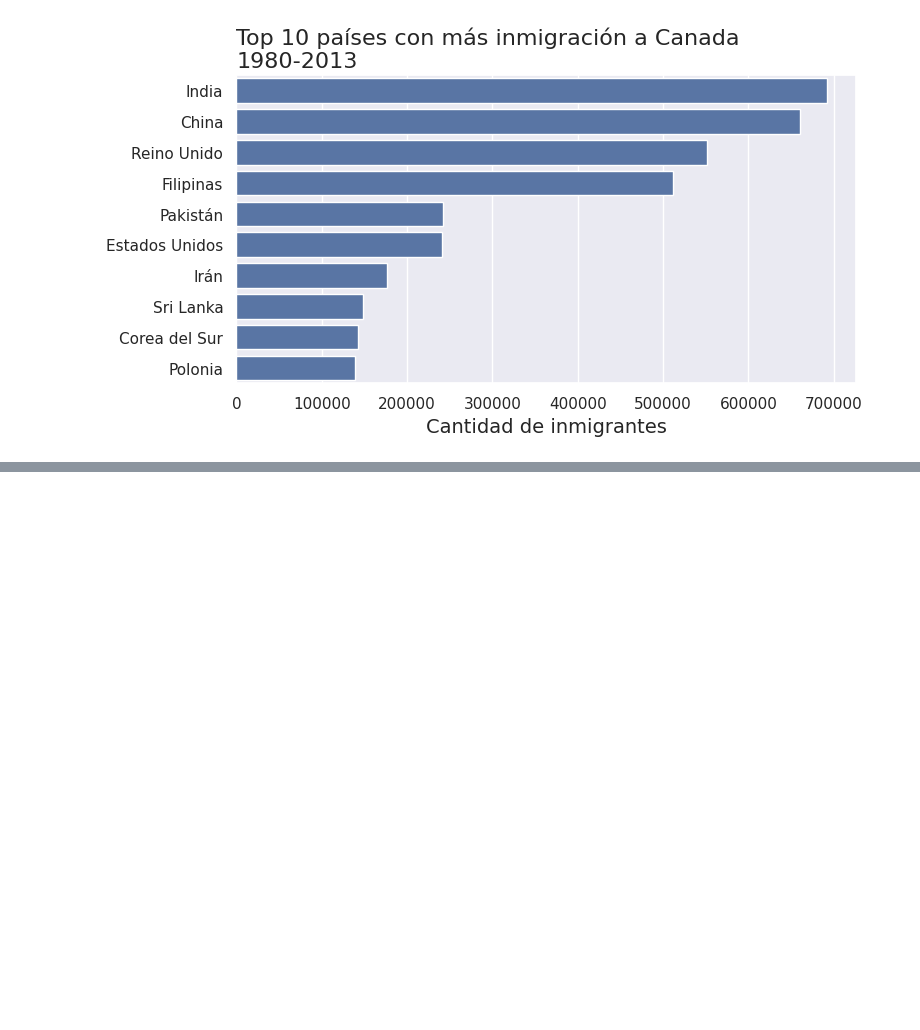
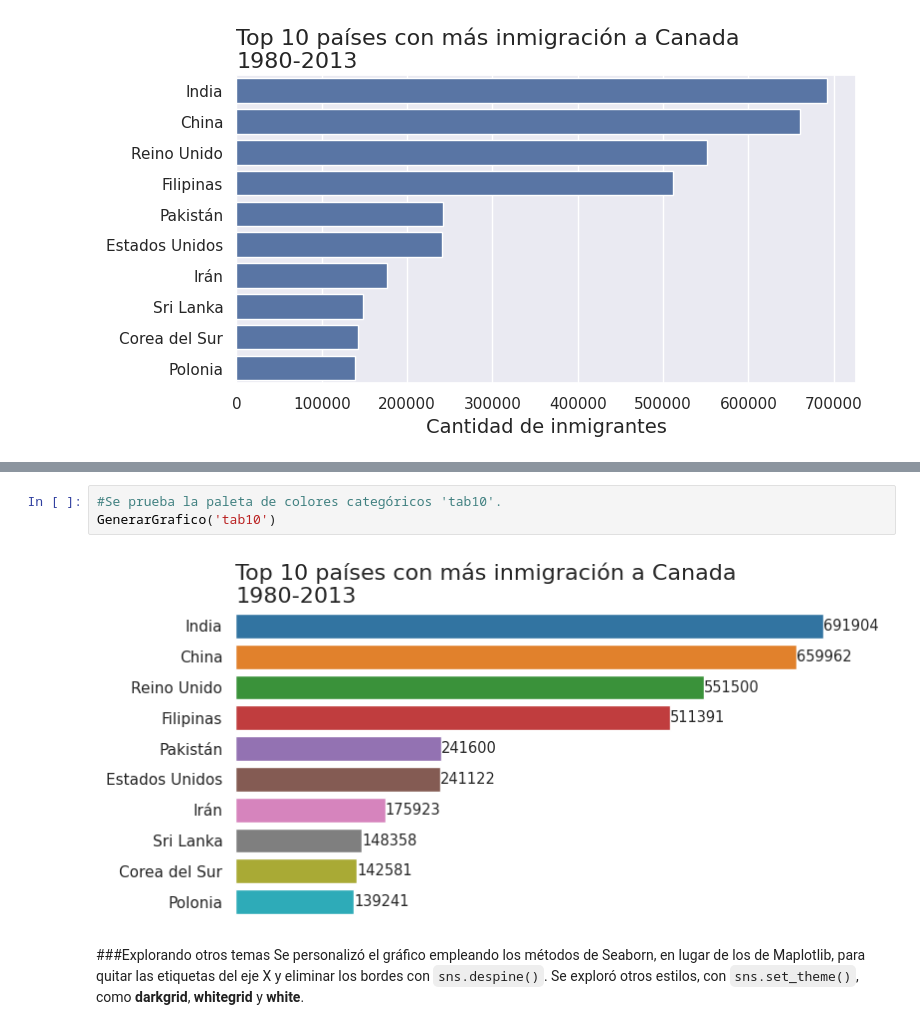
Before and after one commit to JLuceroVasquez/visualizacion-de-datos-con-bibliotecas-de-python, a Jupyter notebook: visualizacion_de_datos_con_python.ipynb, the cells around one changed output, grey strips where cells are left out. Cells and saved outputs as stored; diff of their text form; blank space fills up the shorter version.

```diff
--- a/visualizacion_de_datos_con_python.ipynb
+++ b/visualizacion_de_datos_con_python.ipynb
@@ -741,0 +816,8 @@ plt.show()
+# %%
+#Se prueba la paleta de colores categóricos 'tab10'.
+GenerarGrafico('tab10')
+# %% [output]
+[figure, added]
+# %% [markdown]
+###Explorando otros temas
+Se personalizó el gráfico empleando los métodos de Seaborn, en lugar de los de Maplotlib, para quitar las etiquetas del eje X y eliminar los bordes con `sns.despine()`. Se exploró otros estilos, con `sns.set_theme()`, como **darkgrid**, **whitegrid** y **white**.
```
Also changed, not shown: parts of 21 cells of this notebook.
